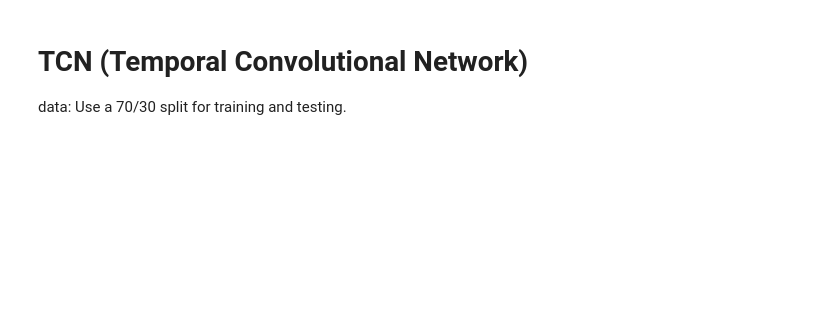
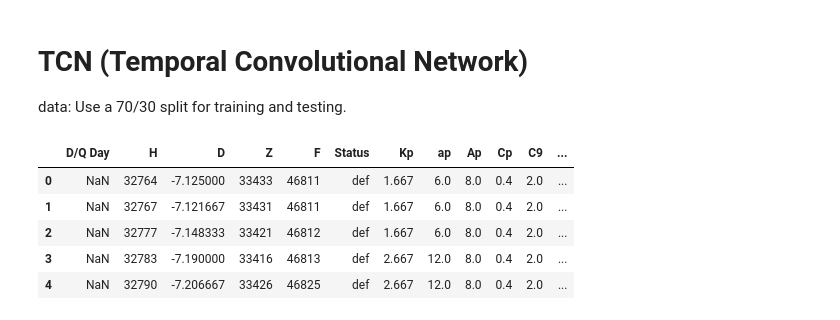
Before and after one commit to Phon-student/SpaceSci-GeoMag, a Jupyter notebook: spacesci-geomag.ipynb, the cells around one changed output. Drawn from its saved outputs; the diff is of its cells as text; code cells hidden in the pictures; blank space fills up the shorter version.

```diff
--- a/spacesci-geomag.ipynb
+++ b/spacesci-geomag.ipynb
@@ -4,0 +11,13 @@ data: Use a 70/30 split for training and testing.
+# %%
+data = pd.read_csv(r"C:\Users\thunk\Desktop\My Project\Python\DST Prediction\data\data_full.csv")
+
+data.drop(columns = ["Date"] , inplace = True)
+
+data.head()
+# %% [output]
+|  | D/Q Day | H | D | Z | F | Status | Kp | ap | Ap | Cp | C9 | ... |
+| 0 | NaN | 32764 | -7.125000 | 33433 | 46811 | def | 1.667 | 6.0 | 8.0 | 0.4 | 2.0 | ... |
+| 1 | NaN | 32767 | -7.121667 | 33431 | 46811 | def | 1.667 | 6.0 | 8.0 | 0.4 | 2.0 | ... |
+| 2 | NaN | 32777 | -7.148333 | 33421 | 46812 | def | 1.667 | 6.0 | 8.0 | 0.4 | 2.0 | ... |
+| 3 | NaN | 32783 | -7.190000 | 33416 | 46813 | def | 2.667 | 12.0 | 8.0 | 0.4 | 2.0 | ... |
+| 4 | NaN | 32790 | -7.206667 | 33426 | 46825 | def | 2.667 | 12.0 | 8.0 | 0.4 | 2.0 | ... |
```
Also changed, not shown: parts of 7 cells of this notebook.
